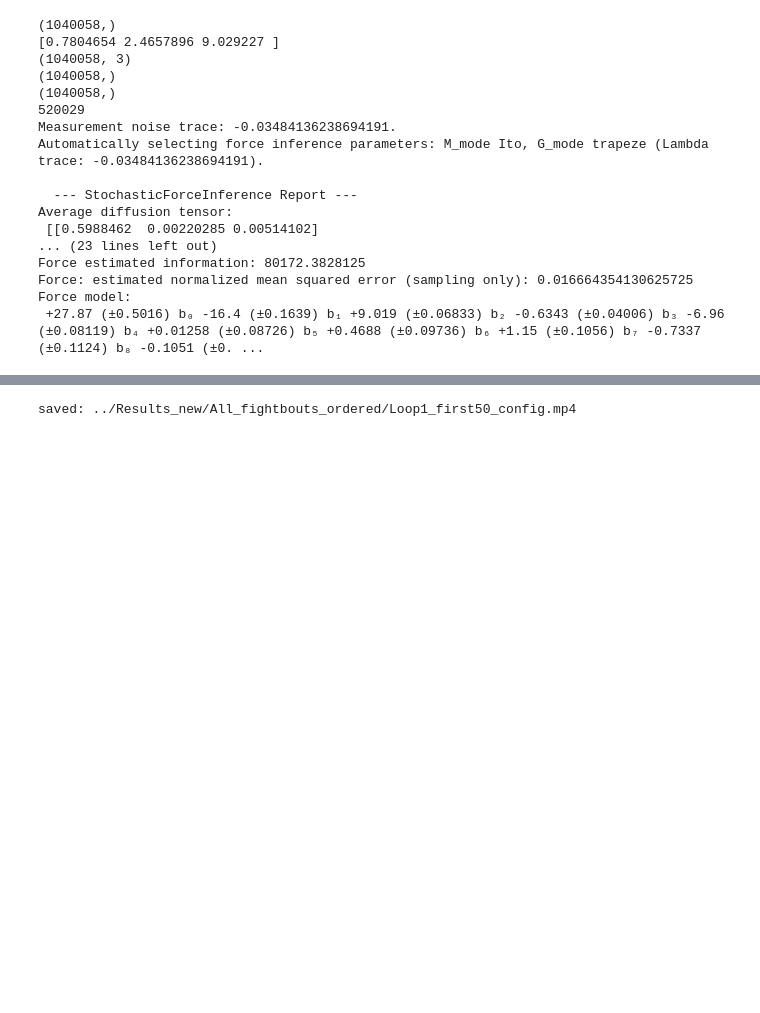
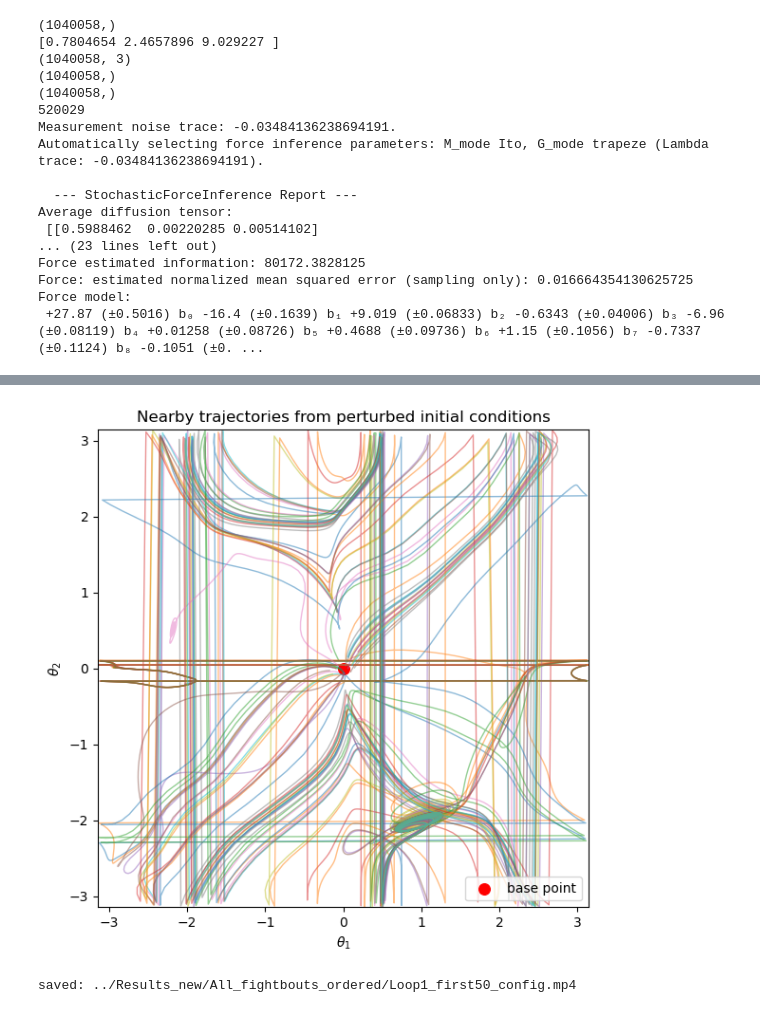
Before and after one commit to Marindevandijk/Thesis-clean, a Jupyter notebook: notebook_exploratory/Analyse_endpoints.ipynb, the cells around one changed output, grey strips where cells are left out. Drawn from its saved outputs; the diff is of its cells as text; code cells hidden in the pictures; blank space fills up the shorter version.

```diff
--- a/notebook_exploratory/Analyse_endpoints.ipynb
+++ b/notebook_exploratory/Analyse_endpoints.ipynb
@@ -721,3 +881,64 @@ plt.show()
+# %%
+from scipy.integrate import solve_ivp
+
+def rhs(t,x):
+    D, th1, th2 = x
+
+    dDdt, dth1dt, dth2dt = F(
+        np.array([D]),
+        np.array([wrap_pi(th1)]),
+        np.array([wrap_pi(th2)]),
+        S_first
+    )
+
+    return [
+        dDdt[0],
+        dth1dt[0],
+        dth2dt[0]
+    ]
+
+base = np.array([0,0,0])
+
+eps = 0.1
+n_trajs = 30
+
+initials = []
+for k in range(n_trajs):
+    x0 = base + eps * np.random.randn(3)
+    x0[0] = np.clip(x0[0], 0.5, 10)   # keep D positive
+    x0[1] = wrap_pi(x0[1])
+    x0[2] = wrap_pi(x0[2])
+    initials.append(x0)
+
+fig, ax = plt.subplots(figsize=(6,6))
+
+for x0 in initials:
+    sol = solve_ivp(
+        rhs,
+        [0, 10],
+        x0,
+        max_step=0.02,
+        rtol=1e-6,
+        atol=1e-8
+    )
+
+    th1_traj = wrap_pi(sol.y[1])
+    th2_traj = wrap_pi(sol.y[2])
+
+    ax.plot(th1_traj, th2_traj, alpha=0.5, linewidth=1)
+
+ax.scatter(base[1], base[2], c="red", s=70, label="base point")
+
+ax.set_xlabel(r"$\theta_1$")
+ax.set_ylabel(r"$\theta_2$")
+ax.set_xlim(-np.pi, np.pi)
+ax.set_ylim(-np.pi, np.pi)
+ax.set_title("Nearby trajectories from perturbed initial conditions")
+ax.legend()
+plt.tight_layout()
+plt.show()
+# %% [output]
+[figure, added]
 # %%
 target = "Moving_1"   # change to "Moving_0", "Moving_2", or "Loop_0" if needed
 row = df[df["attractor_id"] == target].iloc[0]
```
Also changed, not shown: parts of 6 cells of this notebook, 4 other files.
